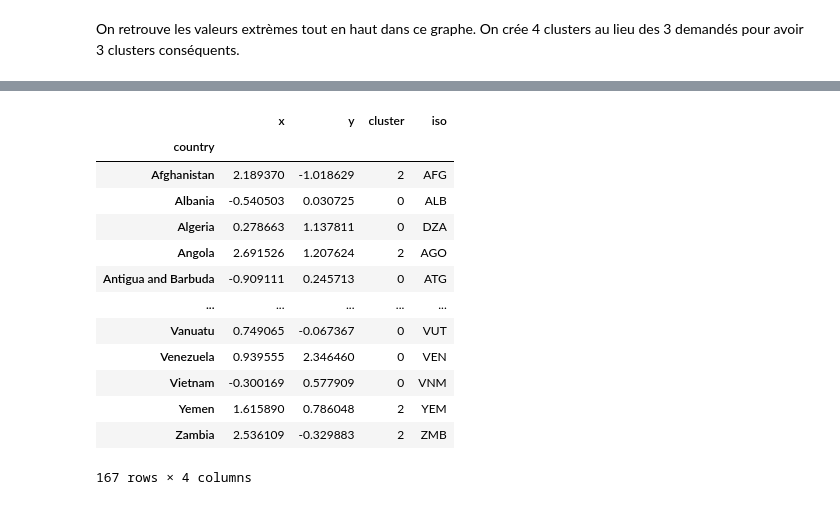
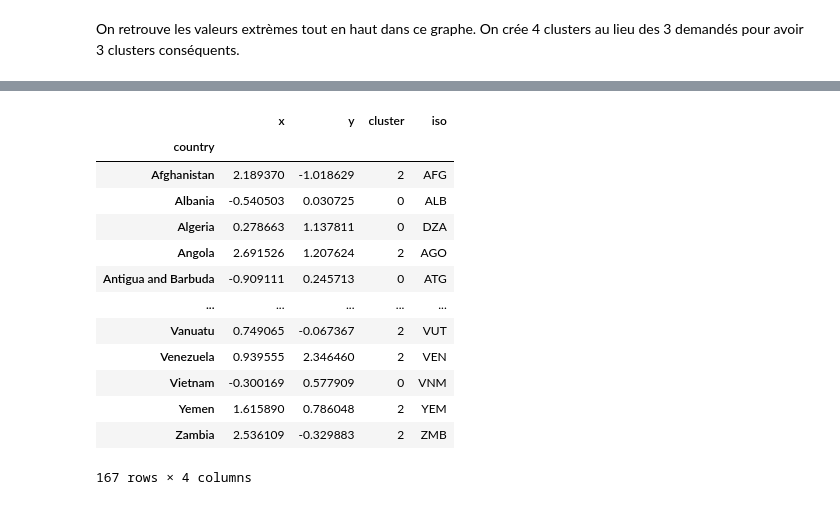
Before and after one commit to Vincent-Ta/Country_classification, a Jupyter notebook: main.ipynb, the cells around one changed output, grey strips where cells are left out. Cells and saved outputs as stored; diff of their text form; code cells hidden in the pictures.

```diff
--- a/main.ipynb
+++ b/main.ipynb
@@ -275,9 +276,10 @@ sns.scatterplot(data=country_pca, x='x', y='y')
 On remarque en haut à droite quelques pays qui se démarquent du reste.
 Le Kmean est un algorithme sensible à ces valeurs abehrantes, on retrouvera ce problème plus tard.
 # %%
-kmeans_clustering =  KMeans(n_clusters=3, random_state=0).fit(country_pca)
-country_pca['cluster'] = kmeans_clustering.labels_
-sns.swarmplot(data=country_pca.cluster)
+country_pca_kmean = country_pca.copy()
+kmeans_clustering =  KMeans(n_clusters=3, random_state=0).fit(country_pca_kmean)
+country_pca_kmean['cluster'] = kmeans_clustering.labels_
+sns.swarmplot(data=country_pca_kmean.cluster)
 # %% [output]
 <AxesSubplot:>
 [figure]
@@ -285,0 +312,9 @@ On retrouve les valeurs extrèmes tout en haut dans ce graphe. On crée 4 cluste
+# %%
+for i in country_pca_kmean.index:
+    try:
+        cn_a2_code =  country_name_to_country_alpha3(i)
+    except:
+        cn_a2_code = 'Unknown'
+    country_pca_kmean.at[i, 'iso'] = cn_a2_code
+
+country_pca
@@ -303 +360,5 @@ country_pca
+# %%
+country_pca_spectral = country_pca.copy()
+spectral_clustering = SpectralClustering(n_clusters=3, assign_labels='discretize', random_state=0).fit(country_pca_spectral)
+country_pca_spectral['cluster'] = spectral_clustering.labels_
 # %%
@@ -310,23 +369,23 @@ On rajoute les iso des pays pour pouvoir les afficher sur la carte.
 # %%
-for i in country_pca.index:
+for i in country_pca_spectral.index:
     try:
         cn_a2_code =  country_name_to_country_alpha3(i)
     except:
         cn_a2_code = 'Unknown'
-    country_pca.at[i, 'iso'] = cn_a2_code
+    country_pca_spectral.at[i, 'iso'] = cn_a2_code
 
-country_pca
+country_pca_spectral
 # %% [output]
 |  | x | y | cluster | iso |
 | country |  |  |  |  |
 | Afghanistan | 2.189370 | -1.018629 | 2 | AFG |
 | Albania | -0.540503 | 0.030725 | 0 | ALB |
 | Algeria | 0.278663 | 1.137811 | 0 | DZA |
 | Angola | 2.691526 | 1.207624 | 2 | AGO |
 | Antigua and Barbuda | -0.909111 | 0.245713 | 0 | ATG |
 | ... | ... | ... | ... | ... |
-| Vanuatu | 0.749065 | -0.067367 | 0 | VUT |
-| Venezuela | 0.939555 | 2.346460 | 0 | VEN |
+| Vanuatu | 0.749065 | -0.067367 | 2 | VUT |
+| Venezuela | 0.939555 | 2.346460 | 2 | VEN |
 | Vietnam | -0.300169 | 0.577909 | 0 | VNM |
 | Yemen | 1.615890 | 0.786048 | 2 | YEM |
 | Zambia | 2.536109 | -0.329883 | 2 | ZMB |
```
Also changed, not shown: parts of 11 cells of this notebook.
